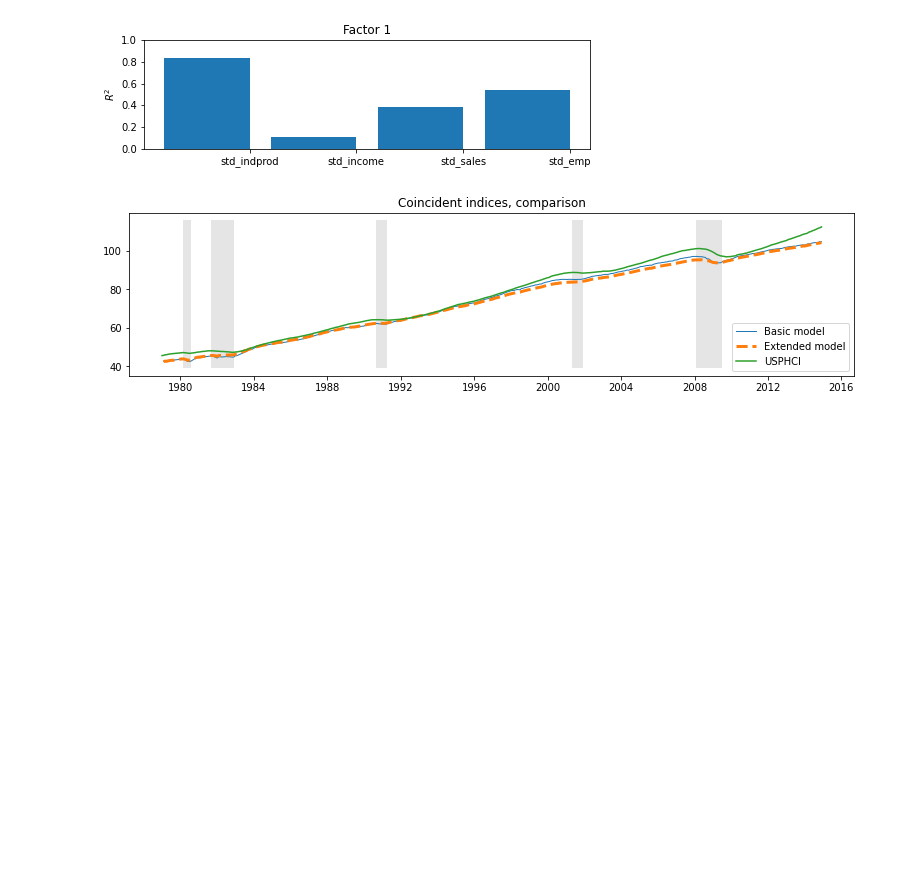
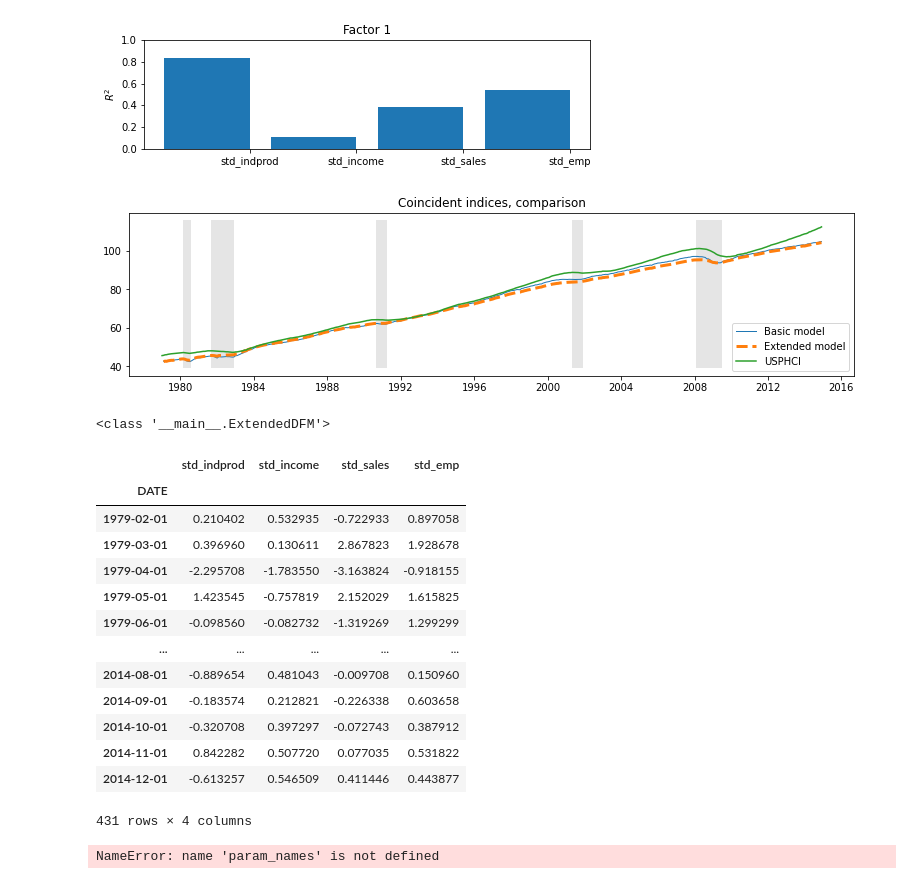
Before and after one commit to Hoon0427/toy_project, a Jupyter notebook: Dynamic_factors_and_coincident_indices.ipynb, the cells around one changed output. Cells and saved outputs as stored; diff of their text form; code cells hidden in the pictures; blank space fills up the shorter version.

```diff
--- a/Dynamic_factors_and_coincident_indices.ipynb
+++ b/Dynamic_factors_and_coincident_indices.ipynb
@@ -420,3 +439,28 @@ ylim = ax.get_ylim()
 ax.fill_between(dates[:-3], ylim[0], ylim[1], rec.values[:-4,0], facecolor='k', alpha=0.1);
 # %% [output]
 [figure]
+# %%
+print(ExtendedDFM)
+# %% [output]
+<class '__main__.ExtendedDFM'>
+# %%
+endog
+# %% [output]
+|  | std_indprod | std_income | std_sales | std_emp |
+| DATE |  |  |  |  |
+| 1979-02-01 | 0.210402 | 0.532935 | -0.722933 | 0.897058 |
+| 1979-03-01 | 0.396960 | 0.130611 | 2.867823 | 1.928678 |
+| 1979-04-01 | -2.295708 | -1.783550 | -3.163824 | -0.918155 |
+| 1979-05-01 | 1.423545 | -0.757819 | 2.152029 | 1.615825 |
+| 1979-06-01 | -0.098560 | -0.082732 | -1.319269 | 1.299299 |
+| ... | ... | ... | ... | ... |
+| 2014-08-01 | -0.889654 | 0.481043 | -0.009708 | 0.150960 |
+| 2014-09-01 | -0.183574 | 0.212821 | -0.226338 | 0.603658 |
+| 2014-10-01 | -0.320708 | 0.397297 | -0.072743 | 0.387912 |
+| 2014-11-01 | 0.842282 | 0.507720 | 0.077035 | 0.531822 |
+| 2014-12-01 | -0.613257 | 0.546509 | 0.411446 | 0.443877 |
+431 rows × 4 columns
+# %%
+param_names
+# %% [output]
+NameError: name 'param_names' is not defined
```
Also changed, not shown: parts of 5 cells of this notebook, 1 other file.
